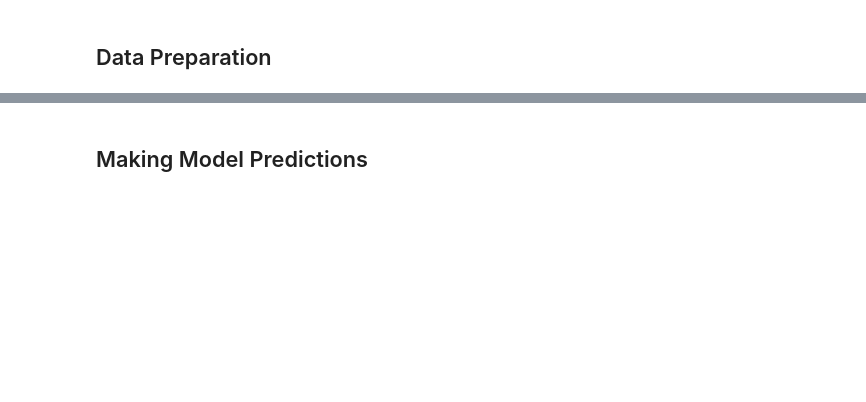
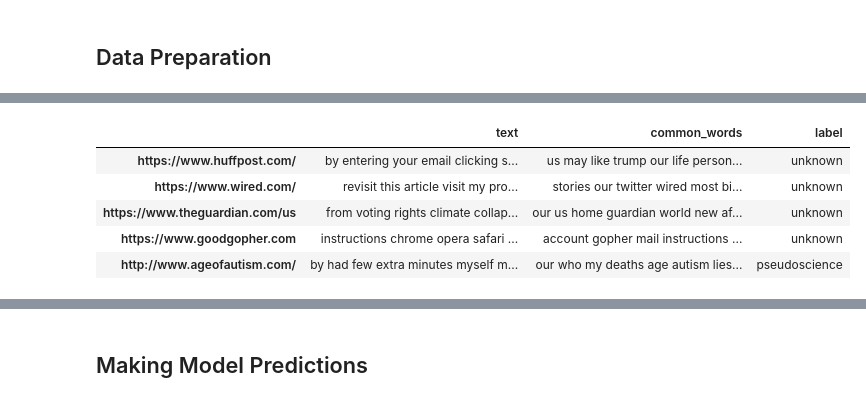
Before and after one commit to sbavery/pseudometer, a Jupyter notebook: nbs/01_data.ipynb, the cells around one changed output, grey strips where cells are left out. Drawn from its saved outputs; the diff is of its cells as text; code cells hidden in the pictures; blank space fills up the shorter version.

```diff
--- a/nbs/01_data.ipynb
+++ b/nbs/01_data.ipynb
@@ -319,11 +311,0 @@ https://apnews.com/ link   21/  22 | https://www.ap.org/careers/ = 156 words | [
-# %%
-#| hide
-count_pse = Counter()
-count_sci = Counter()
-for link in d_pse:
-    count_pse+=Counter(dict(d_pse[link][1]))
-for link in d_sci:
-    count_sci+=Counter(dict(d_sci[link][1]))
-
-print("#### Pseudoscience",k,"Most Common Words ####\n",count_pse.most_common(k),"\n\n")
-print("#### Science",k,"Most Common Words ####\n",count_sci.most_common(k),"\n\n")
@@ -370,3 +378,14 @@ df.head()
+# %%
+#| hide
+df = pd.DataFrame.from_dict(d_train, orient='index', columns=['text', 'common_words', 'label'])
+df.head()
+# %% [output]
+|  | text | common_words | label |
+| https://www.huffpost.com/ | by entering your email clicking s... | us may like trump our life person... | unknown |
+| https://www.wired.com/ | revisit this article visit my pro... | stories our twitter wired most bi... | unknown |
+| https://www.theguardian.com/us | from voting rights climate collap... | our us home guardian world new af... | unknown |
+| https://www.goodgopher.com | instructions chrome opera safari ... | account gopher mail instructions ... | unknown |
+| http://www.ageofautism.com/ | by had few extra minutes myself m... | our who my deaths age autism lies... | pseudoscience |
 # %%
 dls = TextDataLoaders.from_df(df, bs=16, text_col='text', label_col='label')
 dls.show_batch(max_n=3)
```
Also changed, not shown: parts of 21 cells of this notebook, 1 other file.
